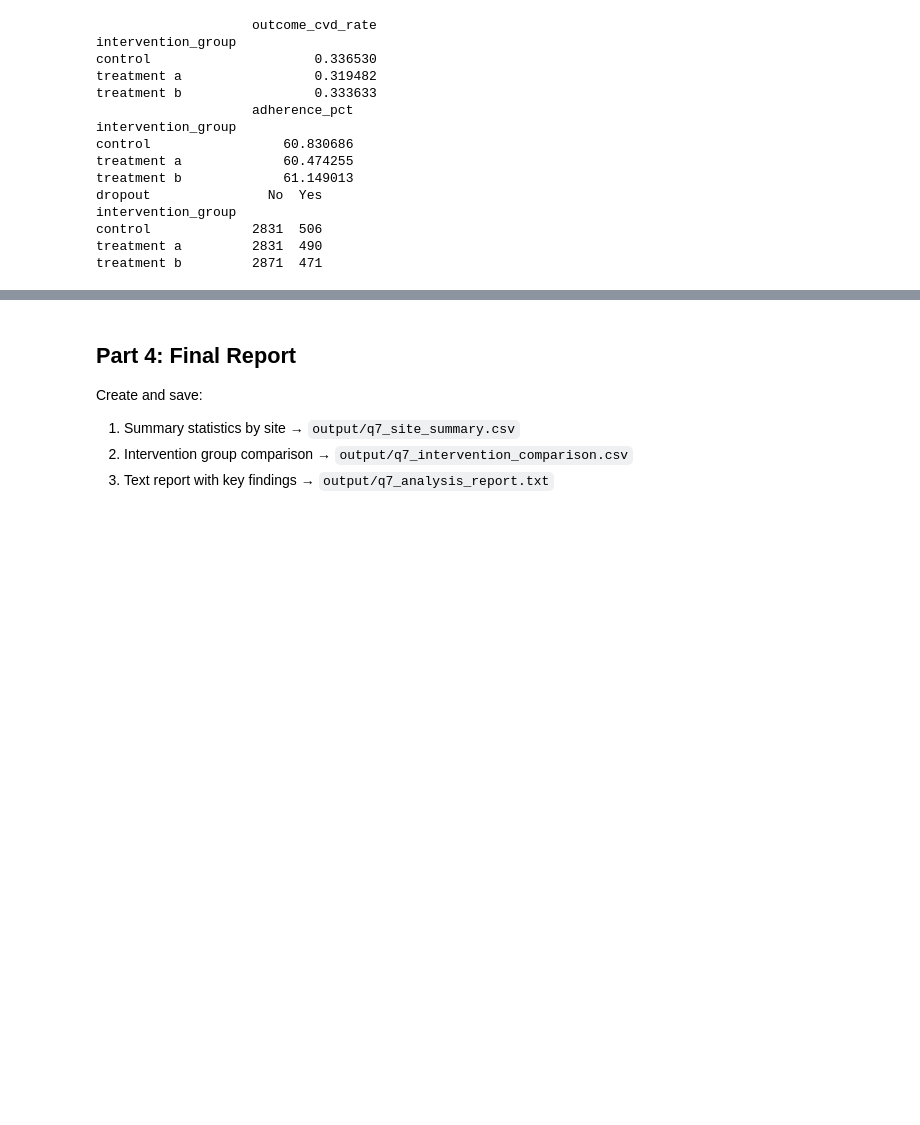
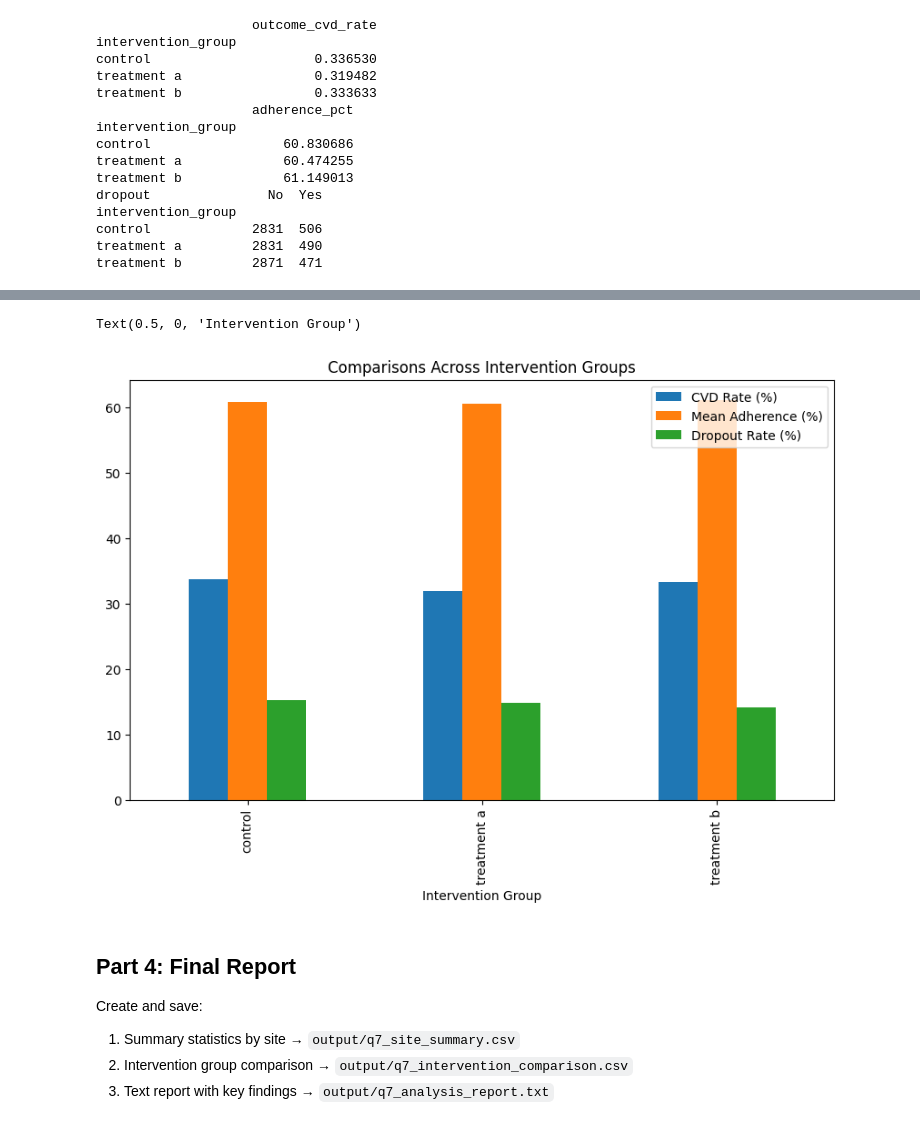
Before and after one commit to UCSF-DataSci/ds217-midterm-audreysu8, a Jupyter notebook: q7_aggregation.ipynb, the cells around one changed output, grey strips where cells are left out. Drawn from its saved outputs; the diff is of its cells as text; code cells hidden in the pictures; blank space fills up the shorter version.

```diff
--- a/q7_aggregation.ipynb
+++ b/q7_aggregation.ipynb
@@ -131,7 +131,7 @@ Compare intervention groups:
 # TODO: Intervention group comparisons
 # intervention_group_stats = summarize_by_group(df, "intervention_group", {"adherence_pct": "mean", "outcome_cvd": "mean"})
 df['outcome_cvd_rate'] = df['outcome_cvd'].map({'yes': 1, 'no': 0})
-df['dropout_binary'] = df['dropout'].map({'yes': 1, 'no': 0})
+df['dropout_rate'] = df['dropout'].map({'Yes': 1, 'No': 0})
 intervention_group_outcome = summarize_by_group(df, "intervention_group", {"outcome_cvd_rate": "mean"})
 print(intervention_group_outcome)
 intervention_group_adherence = summarize_by_group(df, "intervention_group", {"adherence_pct": "mean"})
@@ -167,3 +157,27 @@ cross_tabulation.plot(kind='bar', title = 'Droput Counts by Intervention Group')
+# %%
+# TODO: Visualization
+summary = df.groupby('intervention_group').agg({
+    'outcome_cvd_rate': 'mean',
+    'adherence_pct': 'mean',
+    'dropout_rate': 'mean'
+}).reset_index()
+
+summary['outcome_cvd_rate'] *= 100
+summary['dropout_rate'] *= 100
+
+# Rename columns for clarity
+summary.rename(columns={
+    'outcome_cvd_rate': 'CVD Rate (%)',
+    'adherence_pct': 'Mean Adherence (%)',
+    'dropout_rate': 'Dropout Rate (%)'
+}, inplace=True)
+
+summary.plot(x='intervention_group', y=['CVD Rate (%)', 'Mean Adherence (%)', 'Dropout Rate (%)'], kind='bar', figsize=(10, 6))
+plt.title("Comparisons Across Intervention Groups")
+plt.xlabel("Intervention Group")
+# %% [output]
+Text(0.5, 0, 'Intervention Group')
+[figure, added]
 # %% [markdown]
 ## Part 4: Final Report
 
```
Also changed, not shown: parts of 1 cell of this notebook.
